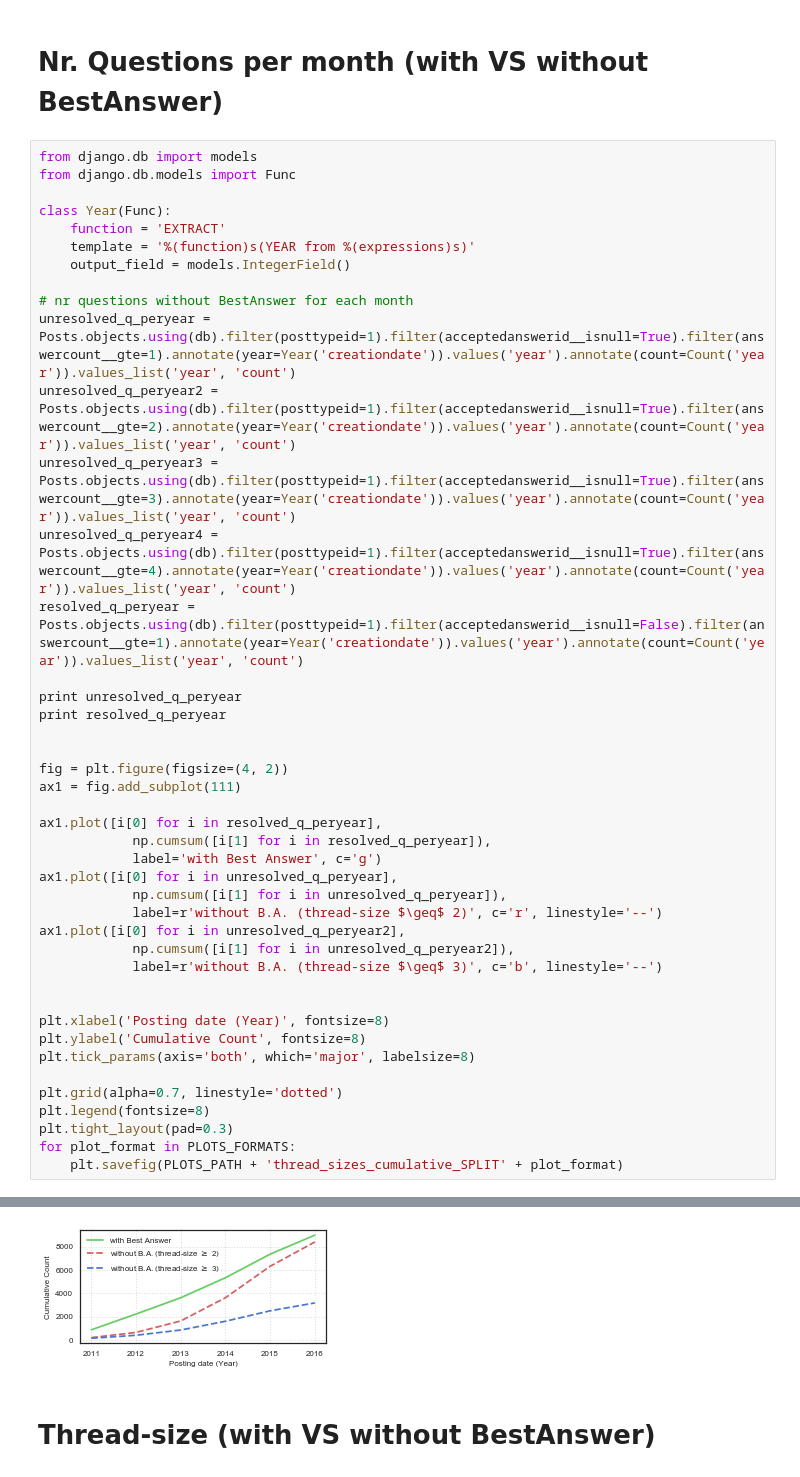
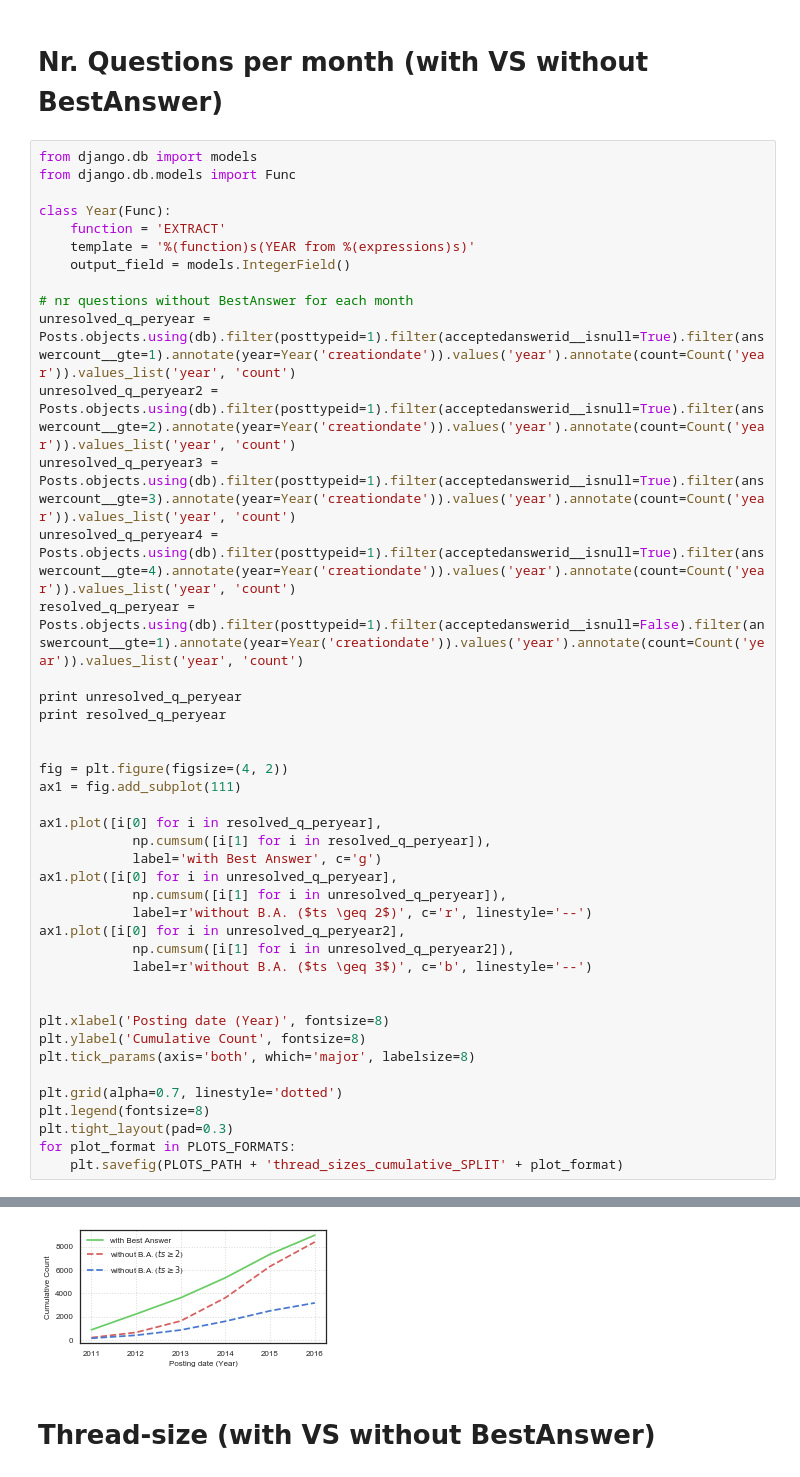
Before and after one commit to enricorotundo/StackexchangeDatadumpQualityAnnotator, a Jupyter notebook: Analysis/Tasks/BestAnswer/Exploratory Data Analysis.ipynb, the cells around one changed output, grey strips where cells are left out. Saved outputs shown, nothing was run; the diff lists cells and outputs as text.

```diff
--- a/Analysis/Tasks/BestAnswer/Exploratory Data Analysis.ipynb
+++ b/Analysis/Tasks/BestAnswer/Exploratory Data Analysis.ipynb
@@ -109,36 +109,36 @@ unresolved_q_peryear4 = Posts.objects.using(db).filter(posttypeid=1).filter(acce
 resolved_q_peryear = Posts.objects.using(db).filter(posttypeid=1).filter(acceptedanswerid__isnull=False).filter(answercount__gte=1).annotate(year=Year('creationdate')).values('year').annotate(count=Count('year')).values_list('year', 'count')
 
 print unresolved_q_peryear
 print resolved_q_peryear
 
 
 fig = plt.figure(figsize=(4, 2))
 ax1 = fig.add_subplot(111)
 
 ax1.plot([i[0] for i in resolved_q_peryear],
             np.cumsum([i[1] for i in resolved_q_peryear]),
             label='with Best Answer', c='g')
 ax1.plot([i[0] for i in unresolved_q_peryear],
             np.cumsum([i[1] for i in unresolved_q_peryear]),
-            label=r'without B.A. (thread-size $\geq$ 2)', c='r', linestyle='--')
+            label=r'without B.A. ($ts \geq 2$)', c='r', linestyle='--')
 ax1.plot([i[0] for i in unresolved_q_peryear2],
             np.cumsum([i[1] for i in unresolved_q_peryear2]),
-            label=r'without B.A. (thread-size $\geq$ 3)', c='b', linestyle='--')
+            label=r'without B.A. ($ts \geq 3$)', c='b', linestyle='--')
 
 
 plt.xlabel('Posting date (Year)', fontsize=8)
 plt.ylabel('Cumulative Count', fontsize=8)
 plt.tick_params(axis='both', which='major', labelsize=8)
 
 plt.grid(alpha=0.7, linestyle='dotted')
 plt.legend(fontsize=8)
 plt.tight_layout(pad=0.3)
 for plot_format in PLOTS_FORMATS:
     plt.savefig(PLOTS_PATH + 'thread_sizes_cumulative_SPLIT' + plot_format)
 # %% [output]
 <QuerySet [(2011, 202), (2012, 445), (2013, 982), (2014, 1989), (2015, 2690), (2016, 2079)]>
 <QuerySet [(2011, 870), (2012, 1352), (2013, 1395), (2014, 1712), (2015, 2018), (2016, 1626)]>
-[figure, old version]
+[figure, new version]
 # %% [markdown]
 # Thread-size (with VS without BestAnswer)
 # %%
```
Also changed, not shown: parts of 3 cells of this notebook, 1 other file.
